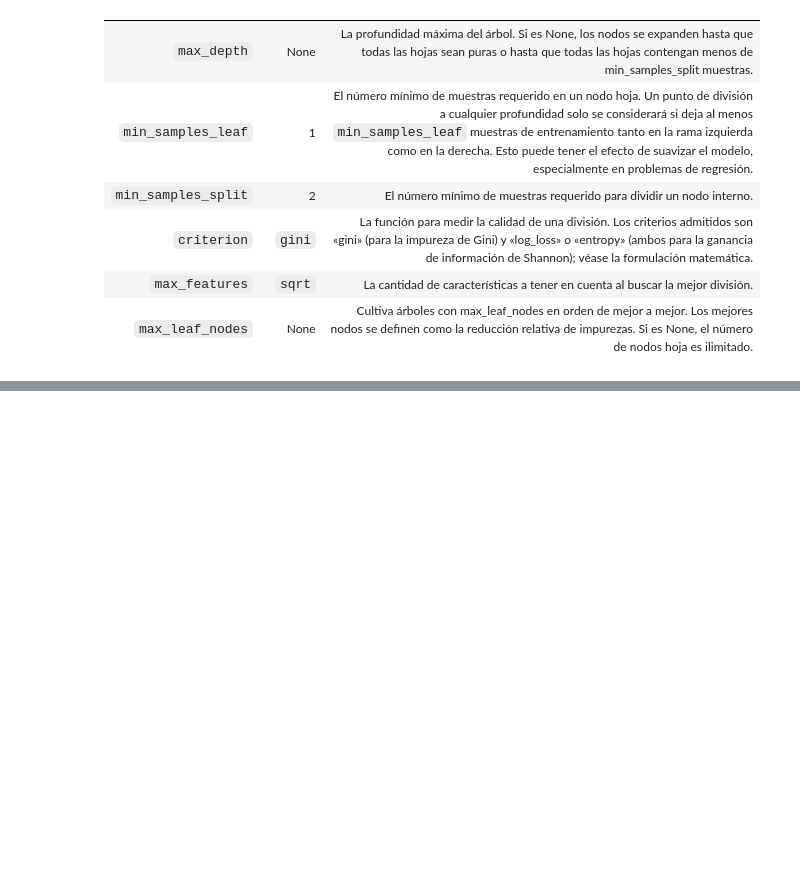
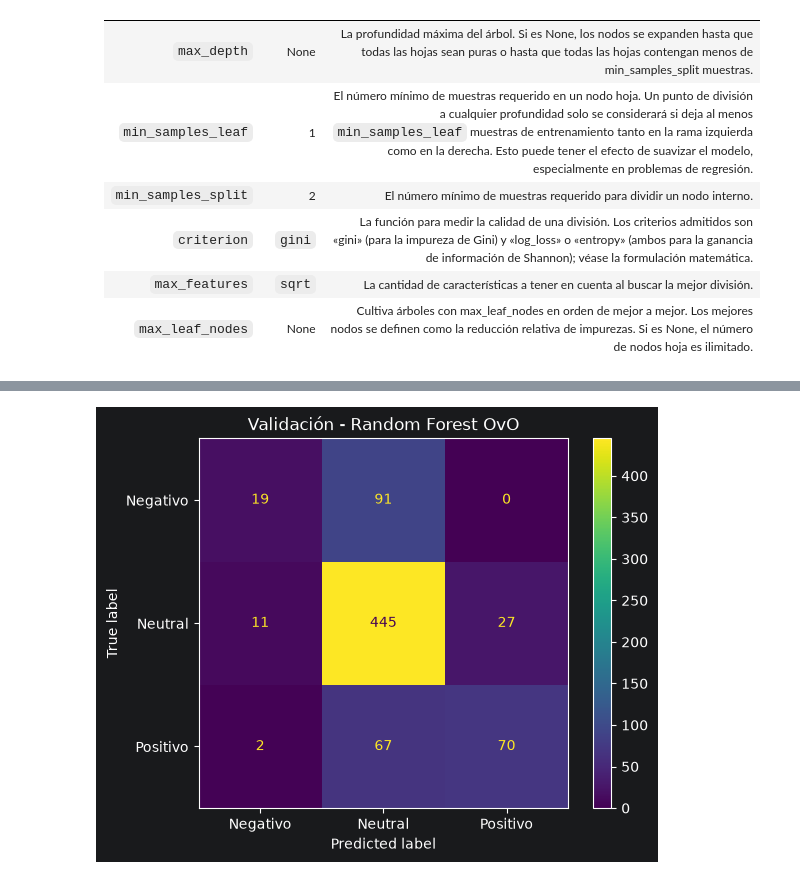
Before and after one commit to LucasFis/Tp_tweets, a Jupyter notebook: Tp_tweets.ipynb, the cells around one changed output, grey strips where cells are left out. Drawn from its saved outputs; the diff is of its cells as text; code cells hidden in the pictures; blank space fills up the shorter version.

```diff
--- a/Tp_tweets.ipynb
+++ b/Tp_tweets.ipynb
@@ -579,0 +588,18 @@ weighted avg     0.6739    0.6940    0.6385       732
+# %%
+mejor_modelo_dt = grid_search_rf.best_estimator_
+mejor_pre = mejor_modelo_dt.named_steps["pre"]
+mejor_rf = mejor_modelo_dt.named_steps["classifier"]
+# %%
+from sklearn.multiclass import OneVsOneClassifier
+from sklearn import set_config
+
+set_config(display="text")
+
+modelo_ovo = Pipeline([
+    ("pre", clone(mejor_pre)),
+    ("classifier", OneVsOneClassifier(
+        clone(mejor_rf)
+    ))
+])
+
+modelo_ovo.fit(X_train, y_train)
@@ -579,0 +624,76 @@ weighted avg     0.6739    0.6940    0.6385       732
+# %%
+from sklearn.metrics import (
+    accuracy_score,
+    f1_score,
+    classification_report,
+    confusion_matrix,
+    ConfusionMatrixDisplay
+)
+import matplotlib.pyplot as plt
+
+clases = ["N", "NEU", "P"]
+
+# ==============================
+# VALIDACIÓN
+# ==============================
+
+print("=" * 50)
+print("VALIDACIÓN - RANDOM FOREST OvO")
+print("=" * 50)
+
+y_pred_val = modelo_ovo.predict(X_val)
+
+print(f"Accuracy: {accuracy_score(y_val, y_pred_val):.4f}")
+print(f"F1 macro: {f1_score(y_val, y_pred_val, labels=clases, average='macro', zero_division=0):.4f}")
+
+print("\nReporte de clasificación:")
+print(classification_report(
+    y_val,
+    y_pred_val,
+    labels=clases,
+    digits=4,
+    zero_division=0
+))
+
+ConfusionMatrixDisplay.from_predictions(
+    y_val,
+    y_pred_val,
+    labels=clases,
+    display_labels=["Negativo", "Neutral", "Positivo"]
+)
+plt.title("Validación - Random Forest OvO")
+plt.show()
+
+
+# ==============================
+# TESTEO FINAL
+# Ejecutar una vez elegida la estrategia
+# ==============================
+
+print("\n" + "=" * 50)
+print("TESTEO FINAL - RANDOM FOREST OvO")
+print("=" * 50)
+
+y_pred_test = modelo_ovo.predict(X_test)
+
+print(f"Accuracy: {accuracy_score(y_test, y_pred_test):.4f}")
+print(f"F1 macro: {f1_score(y_test, y_pred_test, labels=clases, average='macro', zero_division=0):.4f}")
+
+print("\nReporte de clasificación:")
+print(classification_report(
+    y_test,
+    y_pred_test,
+    labels=clases,
+    digits=4,
+    zero_division=0
+))
+
+ConfusionMatrixDisplay.from_predictions(
+    y_test,
+    y_pred_test,
+    labels=clases,
+    display_labels=["Negativo", "Neutral", "Positivo"]
+)
+plt.title("Testeo final - Random Forest OvO")
+plt.show()
+# %% [output]
@@ -579,0 +716 @@ weighted avg     0.6739    0.6940    0.6385       732
+[figure, added]
```
Also changed, not shown: parts of 11 cells of this notebook.
